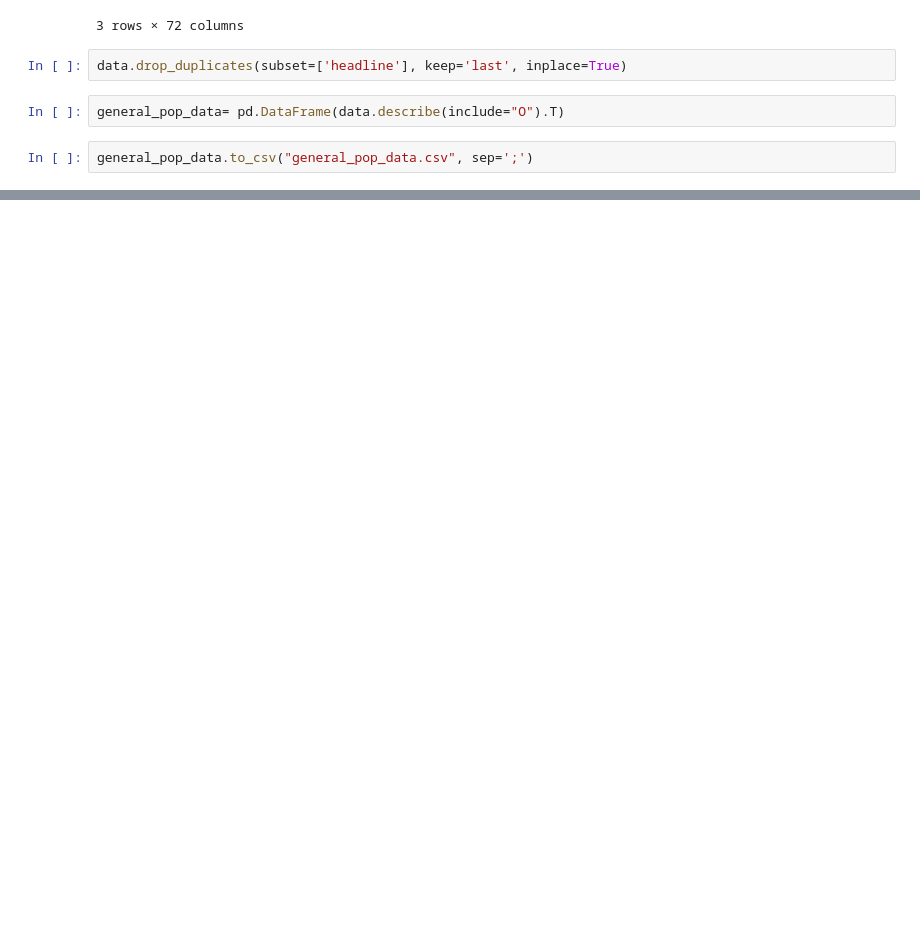
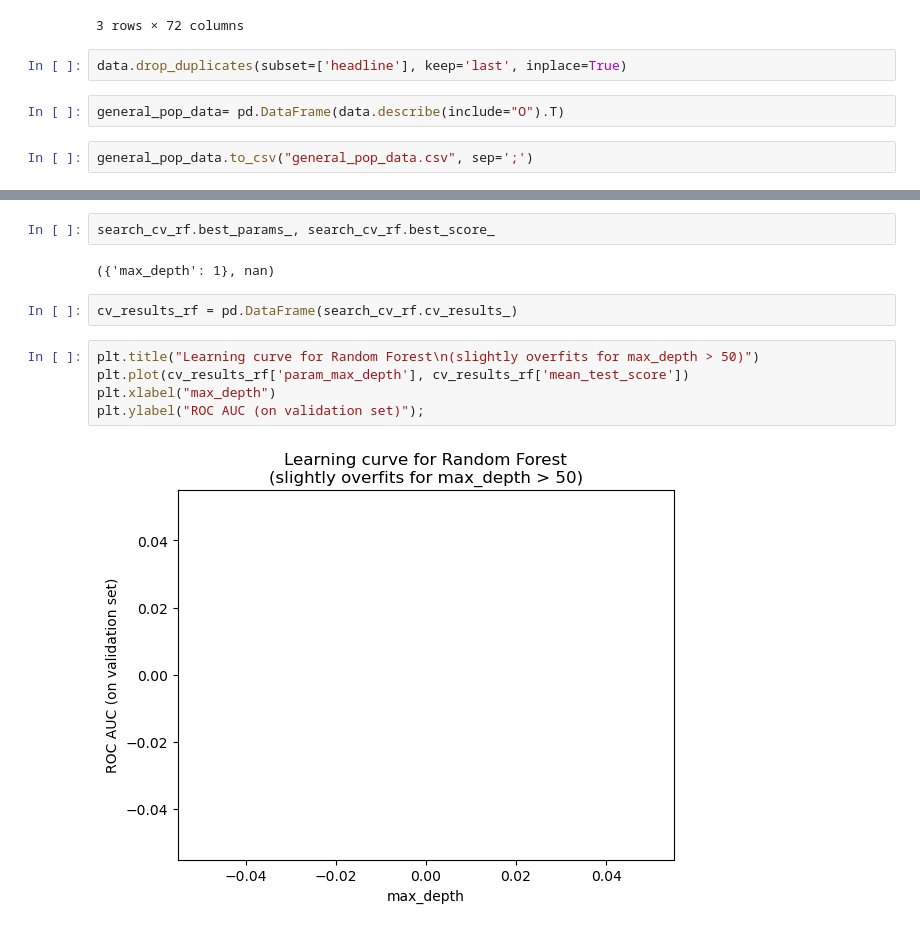
Before and after one commit to tatdef/IH_final_project, a Jupyter notebook: modeling/making_database.ipynb, the cells around one changed output, grey strips where cells are left out. Cells and saved outputs as stored; diff of their text form; blank space fills up the shorter version.

Commit message:
NLP modeling with random forest

```diff
--- a/modeling/making_database.ipynb
+++ b/modeling/making_database.ipynb
@@ -173,0 +442,13 @@ data.head(5).T
+# %%
+search_cv_rf.best_params_, search_cv_rf.best_score_
+# %% [output]
+({'max_depth': 1}, nan)
+# %%
+cv_results_rf = pd.DataFrame(search_cv_rf.cv_results_)
+# %%
+plt.title("Learning curve for Random Forest\n(slightly overfits for max_depth > 50)")
+plt.plot(cv_results_rf['param_max_depth'], cv_results_rf['mean_test_score'])
+plt.xlabel("max_depth")
+plt.ylabel("ROC AUC (on validation set)");
+# %% [output]
+[figure, added]
```
Also changed, not shown: parts of 52 cells of this notebook, 2 other files.
